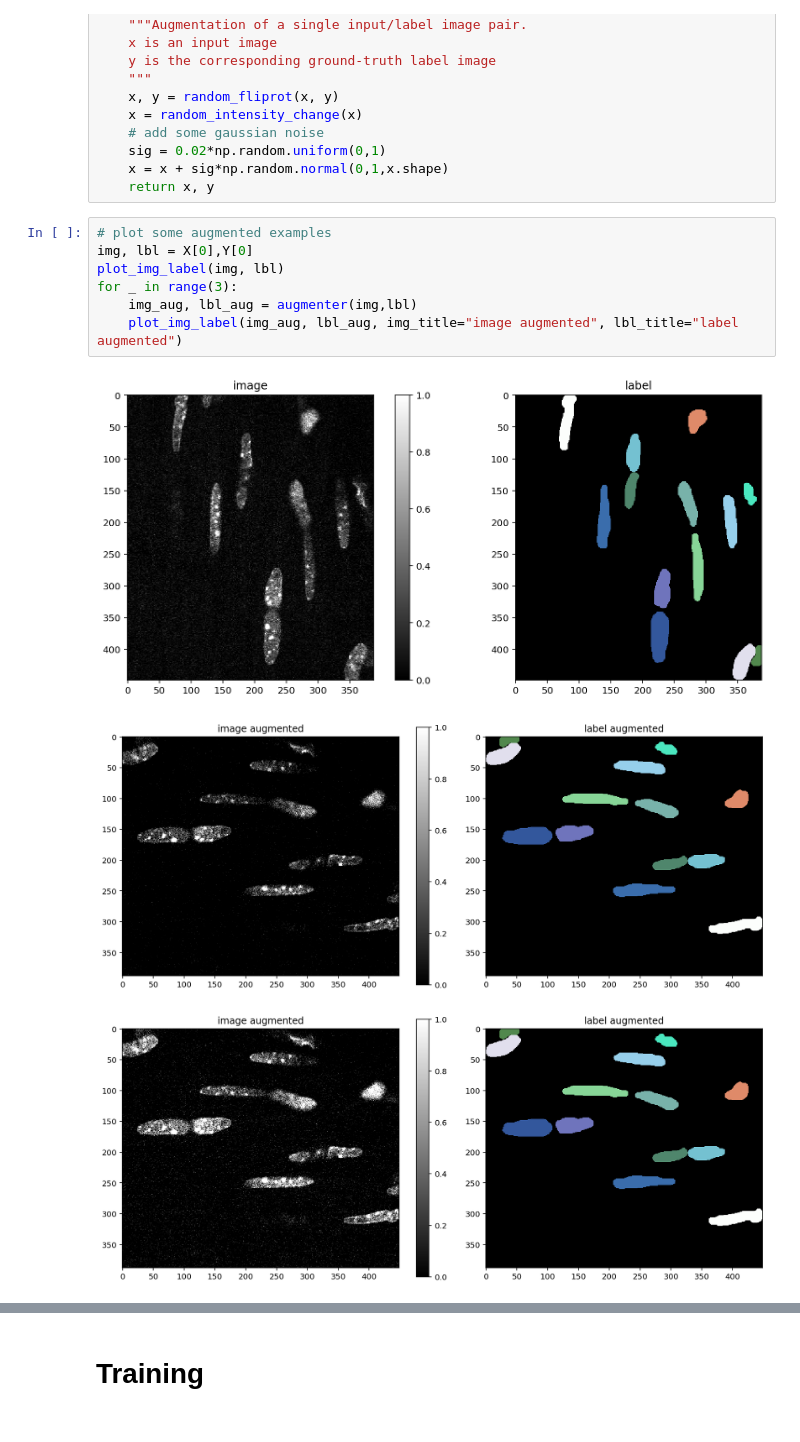
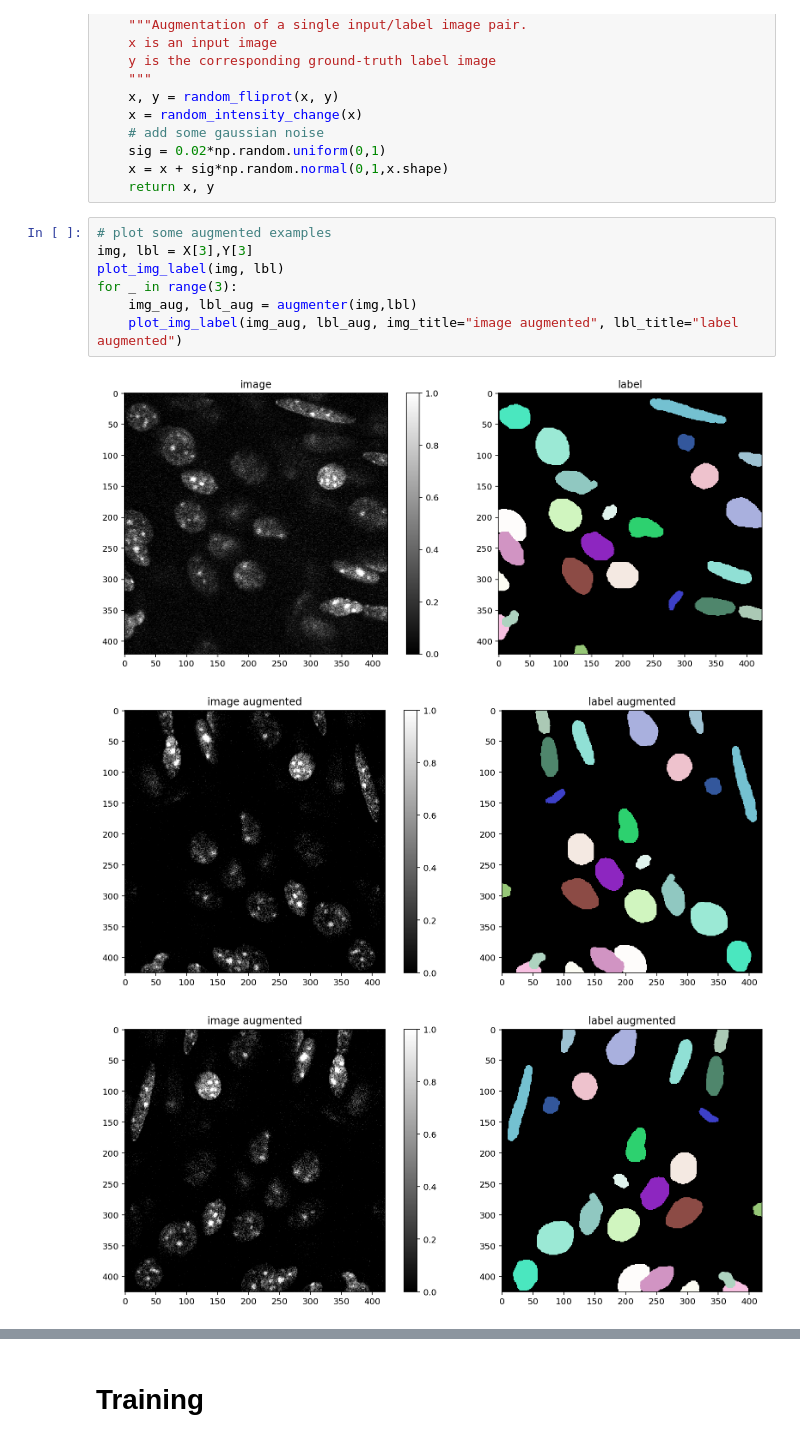
Before and after one commit to anrcrocoval/deeplearning, a Jupyter notebook: Obtaining3Dannotationfrom2DlabelData/2_training.ipynb, the cells around one changed output, grey strips where cells are left out. Cells and saved outputs as stored; diff of their text form.

```diff
--- a/Obtaining3Dannotationfrom2DlabelData/2_training.ipynb
+++ b/Obtaining3Dannotationfrom2DlabelData/2_training.ipynb
@@ -208,12 +230,12 @@ def augmenter(x, y):
     return x, y
 # %%
 # plot some augmented examples
-img, lbl = X[0],Y[0]
+img, lbl = X[3],Y[3]
 plot_img_label(img, lbl)
 for _ in range(3):
     img_aug, lbl_aug = augmenter(img,lbl)
     plot_img_label(img_aug, lbl_aug, img_title="image augmented", lbl_title="label augmented")
 # %% [output]
-[figure, old version]
+[figure, new version]
-[figure, old version]
+[figure, new version]
-[figure, old version]
+[figure, new version]
```
Also changed, not shown: parts of 13 cells of this notebook, 15 other files.
